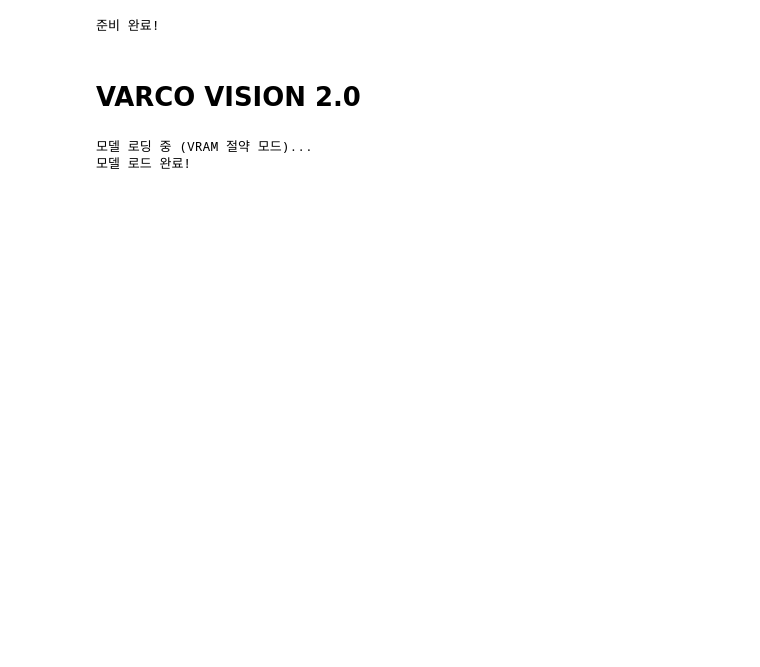
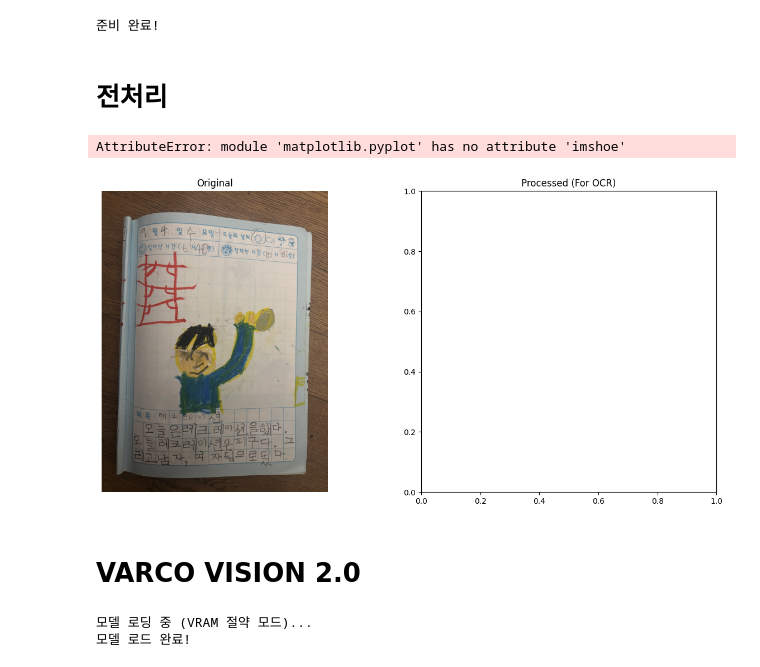
Before and after one commit to Oneness-TheOne/AiMind-AiModels, a Jupyter notebook: ocr.ipynb, the cells around one changed output. Drawn from its saved outputs; the diff is of its cells as text; code cells hidden in the pictures; blank space fills up the shorter version.

Commit message:
VARCOVISION전처리이미지코드변경전

```diff
--- a/ocr.ipynb
+++ b/ocr.ipynb
@@ -22,6 +64,56 @@ clean_memory()
 print("준비 완료!")
 # %% [output]
 준비 완료!
+# %% [markdown]
+# **전처리**
+# %%
+def show_comparison(original, processed):
+    plt.figure(figsize=(15, 7))
+    plt.subplot(1, 2, 1)
+    plt.title("Original")
+    plt.imshow(cv2.cvtColor(original, cv2.COLOR_BGR2RGB))
+    plt.axis('off')
+
+    plt.subplot(1, 2, 2)
+    plt.title("Processed (For OCR)")
+    plt.imshoe(processed, cmap='gray')
+    plt.axis('off')
+    plt.show()
+# %%
+def preprocess_for_varco(image_path):
+    img = cv2.imread(image_path)
+    if img is None:
+        print('파일을 찾을수 없습니다!')
+        return None
+
+    gray = cv2.cvtColor(img, cv2.COLOR_BGR2GRAY)
+    clahe = cv2.createCLAHE(clipLimit=2.0, tileGridSize=(8, 8))
+    enhanced = clahe.apply(gray)
+    blurred = cv2.GaussianBlur(enhanced, (3, 3), 0)
+    binary = cv2.adaptiveThreshold(
+        blurred, 255, cv2.ADAPTIVE_THRESH_GAUSSIAN_C,
+        cv2.THRESH_BINARY, 21, 10
+    )
+
+    show_comparison(img, binary)
+
+    return Image.fromarray(binary).convert("RGB")
+# %%
+target_file = "img1.jpg"
+
+clean_image = preprocess_for_varco(target_file)
+
+if clean_image:
+    target_size = 768
+    w, h = clean_image.size
+    if max(w, h) > target_size:
+        scale = target_size / max(w, h)
+        clean_image = clean_image.resize((int(w * scale), int(h * scale)), resample=Image.LANCZOS)
+
+    print("전처리가 완료 되었습니다")
+# %% [output]
+AttributeError: module 'matplotlib.pyplot' has no attribute 'imshoe'
+[figure, added]
 # %% [markdown]
 # VARCO VISION 2.0
 # %%
```
Also changed, not shown: parts of 3 cells of this notebook, 1 other file.
